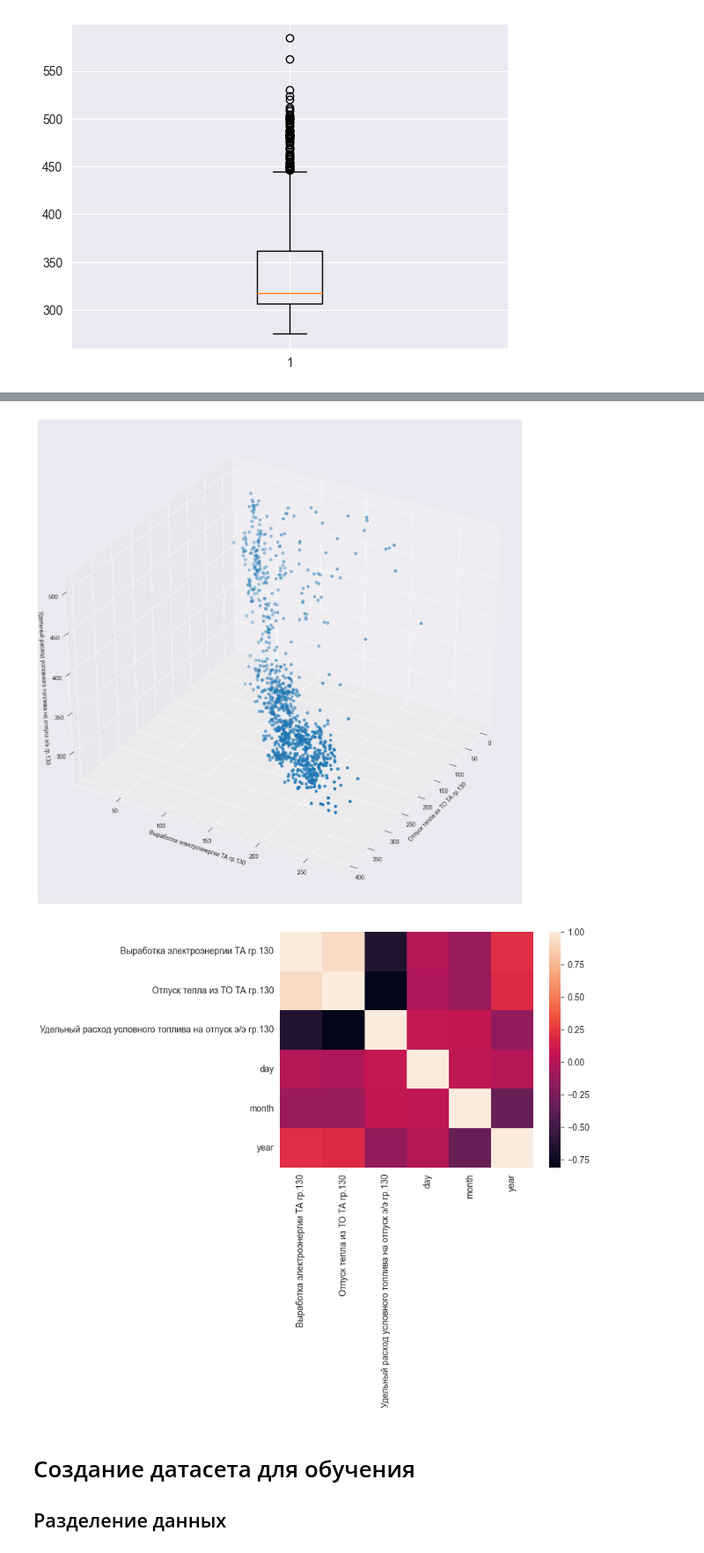
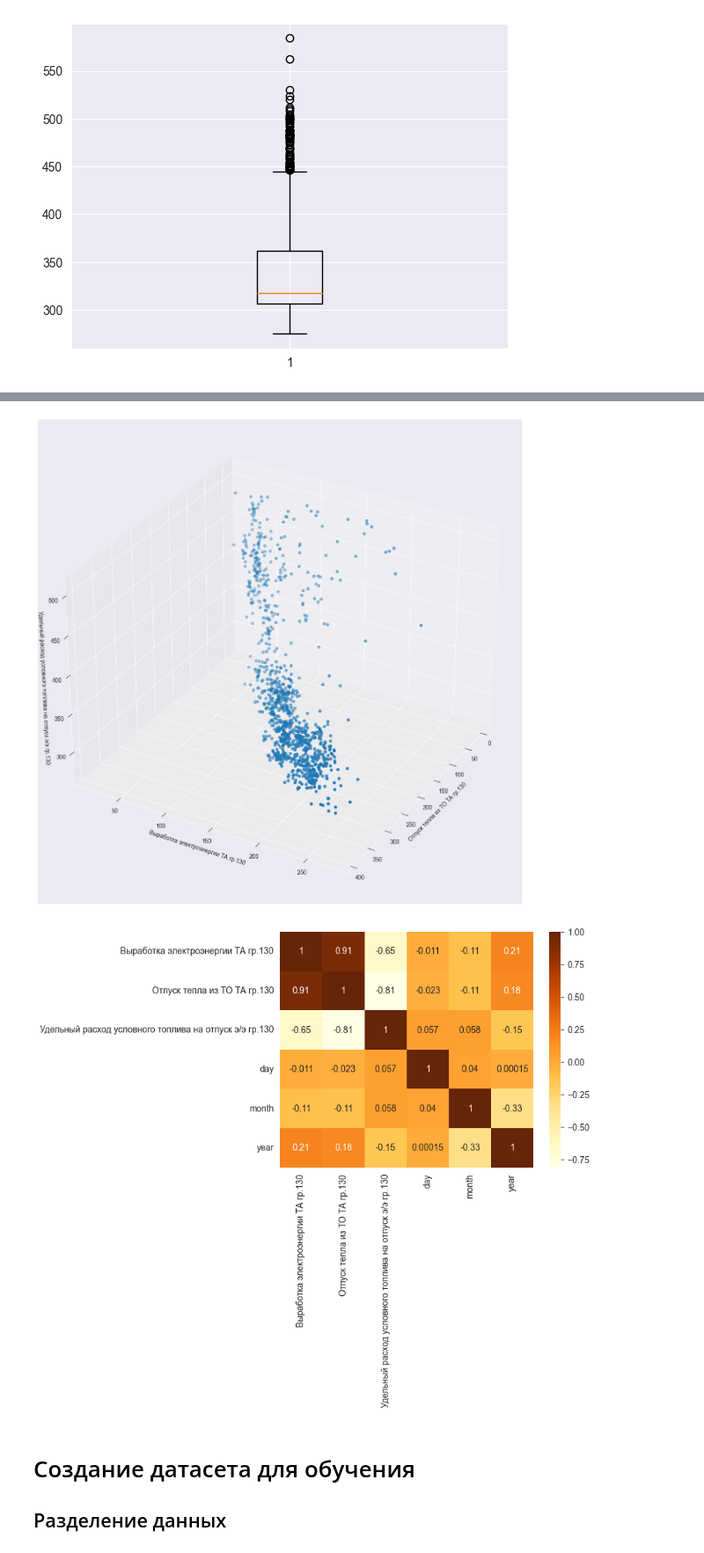
Before and after one commit to llitone/fuel-consumption-prediction, a Jupyter notebook: predictions/xgb_fuelTA130.ipynb, the cells around one changed output, grey strips where cells are left out. Shown at 88% size. Saved outputs shown, nothing was run; the diff lists cells and outputs as text; code cells hidden in the pictures.

```diff
--- a/predictions/xgb_fuelTA130.ipynb
+++ b/predictions/xgb_fuelTA130.ipynb
@@ -38,7 +37,7 @@ if not os.path.isdir("raw_data"):
 # %% [markdown]
 Установка рабочей директории (тк данные располагаются на папку выше)
 # %%
-data = pd.read_excel("raw_data/Статистика для графиков 3 д ТЭЦ2 (УРУТ-130).xlsx")
+data = pd.read_excel("raw_data/Статистика_для_графиков_3_д_ТЭЦ2_УРУТ_130.xlsx")
 # %%
 data.columns
 # %% [output]
@@ -123,5 +126,5 @@ plt.boxplot(data[target]);
 # %%
-data = data.loc[data[target] < 500]
+data = data.loc[data[target] < 507]
 data = data.loc[data[target] > 100]
 # %%
 plt.boxplot(data[target]);
@@ -151,11 +154,14 @@ ax.set_xlabel(columns_for_predictions[1])
 ax.set_ylabel(columns_for_predictions[0])
 ax.set_zlabel(columns_for_predictions[2]);
 # %% [output]
-[figure, old version]
+[figure, new version]
 # %%
-sns.heatmap(data.corr());
+sns.heatmap(
+    data.corr(), annot=True,
+    cmap=sns.color_palette("YlOrBr", as_cmap=True)
+);
 # %% [output]
-[figure, old version]
+[figure, new version]
 # %% [markdown]
 # Создание датасета для обучения
 ## Разделение данных
```
Also changed, not shown: parts of 24 cells of this notebook, 4 other files.
